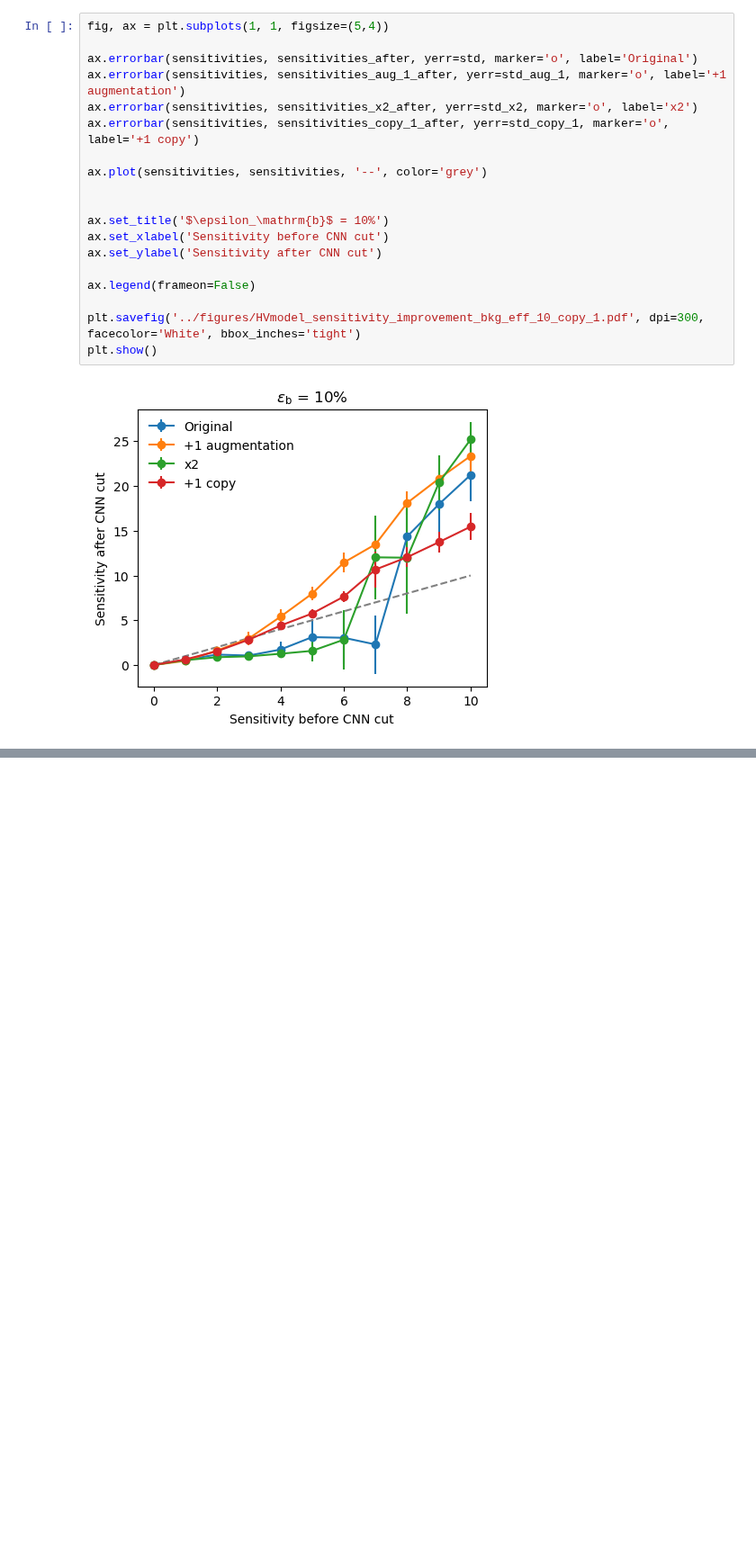
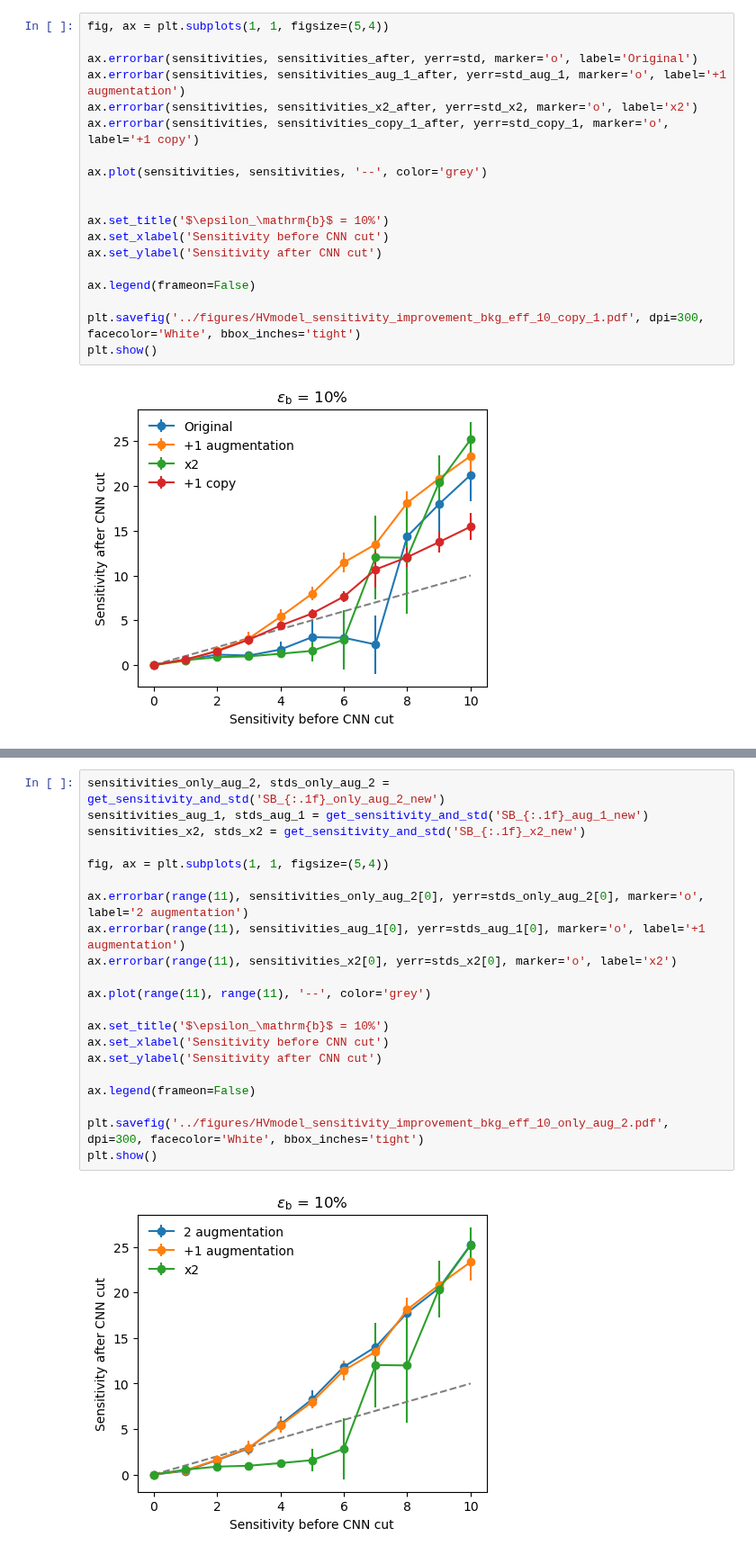
Before and after one commit to r10222035/data_augmentation, a Jupyter notebook: CNN/CNN_selection.ipynb, the cells around one changed output, grey strips where cells are left out. Shown at 90% size. Drawn from its saved outputs; the diff is of its cells as text; blank space fills up the shorter version.

```diff
--- a/CNN/CNN_selection.ipynb
+++ b/CNN/CNN_selection.ipynb
@@ -391,0 +413,23 @@ plt.show()
+# %%
+sensitivities_only_aug_2, stds_only_aug_2 = get_sensitivity_and_std('SB_{:.1f}_only_aug_2_new')
+sensitivities_aug_1, stds_aug_1 = get_sensitivity_and_std('SB_{:.1f}_aug_1_new')
+sensitivities_x2, stds_x2 = get_sensitivity_and_std('SB_{:.1f}_x2_new')
+
+fig, ax = plt.subplots(1, 1, figsize=(5,4))
+
+ax.errorbar(range(11), sensitivities_only_aug_2[0], yerr=stds_only_aug_2[0], marker='o', label='2 augmentation')
+ax.errorbar(range(11), sensitivities_aug_1[0], yerr=stds_aug_1[0], marker='o', label='+1 augmentation')
+ax.errorbar(range(11), sensitivities_x2[0], yerr=stds_x2[0], marker='o', label='x2')
+
+ax.plot(range(11), range(11), '--', color='grey')
+
+ax.set_title('$\epsilon_\mathrm{b}$ = 10%')
+ax.set_xlabel('Sensitivity before CNN cut')
+ax.set_ylabel('Sensitivity after CNN cut')
+
+ax.legend(frameon=False)
+
+plt.savefig('../figures/HVmodel_sensitivity_improvement_bkg_eff_10_only_aug_2.pdf', dpi=300, facecolor='White', bbox_inches='tight')
+plt.show()
+# %% [output]
+[figure, added]
```
Also changed, not shown: parts of 1 cell of this notebook, 9 other files.
